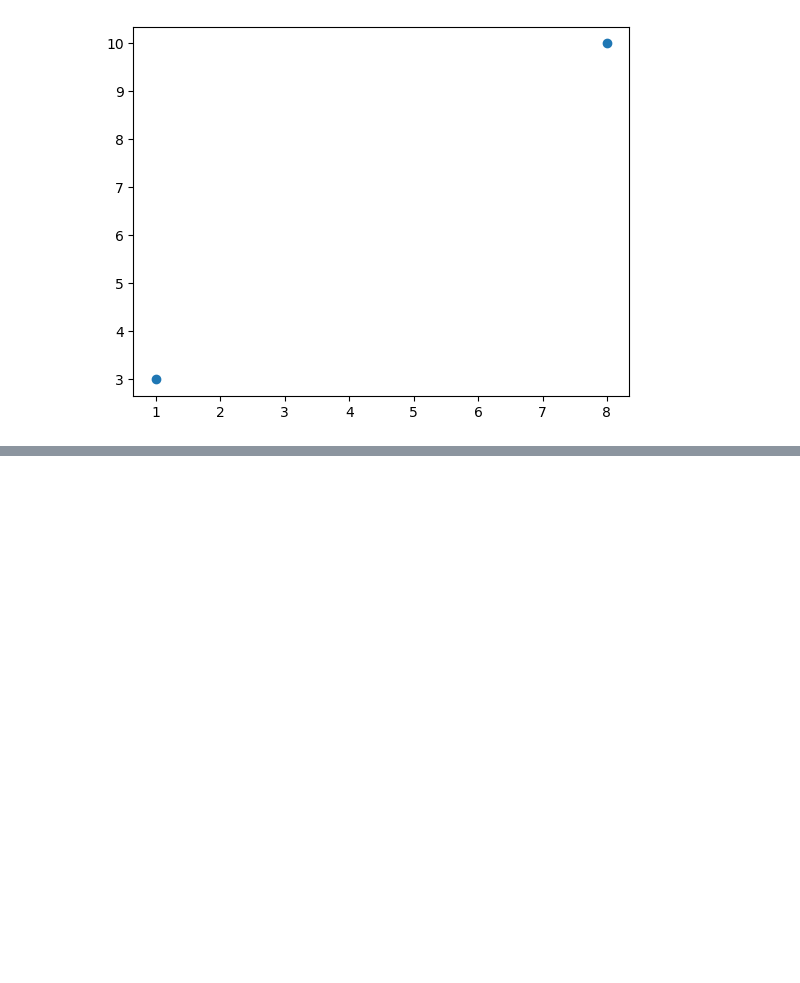
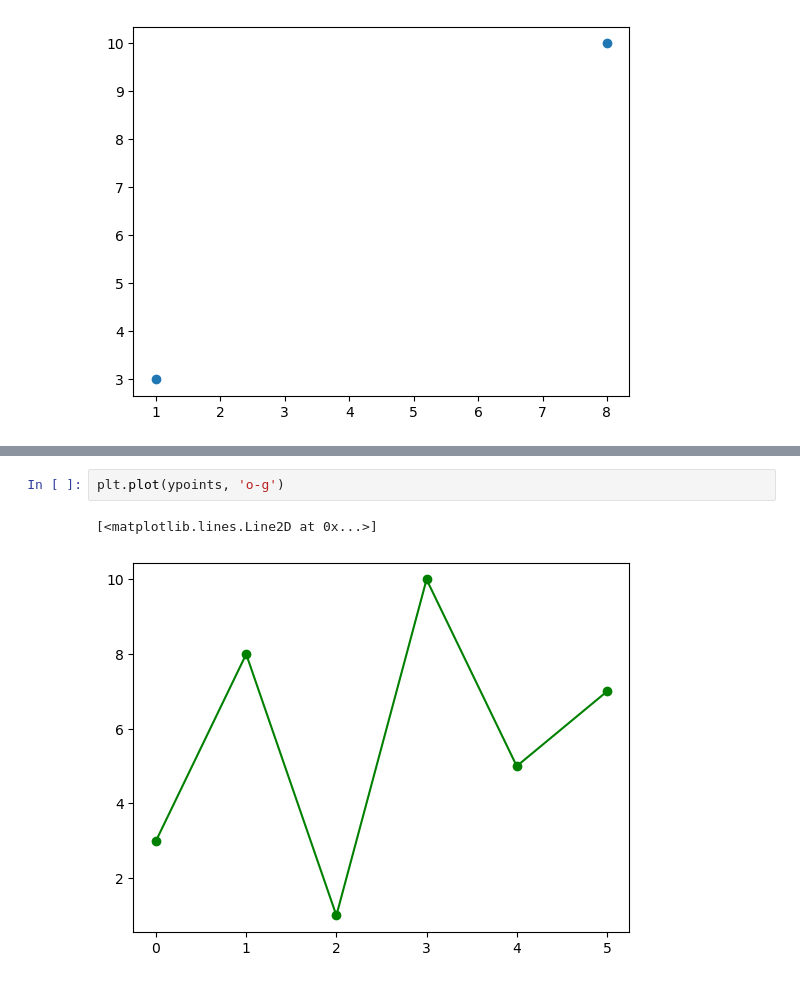
Before and after one commit to Krreesh/MLplay, a Jupyter notebook: ML_practice.ipynb, the cells around one changed output, grey strips where cells are left out. Saved outputs shown, nothing was run; the diff lists cells and outputs as text; blank space fills up the shorter version.

```diff
--- a/ML_practice.ipynb
+++ b/ML_practice.ipynb
@@ -891,0 +912,5 @@ Matplotlib is building the font cache; this may take a moment.
+# %%
+plt.plot(ypoints, 'o-g')
+# %% [output]
+[<matplotlib.lines.Line2D at 0x...>]
+[figure, added]
```
Also changed, not shown: parts of 24 cells of this notebook.
